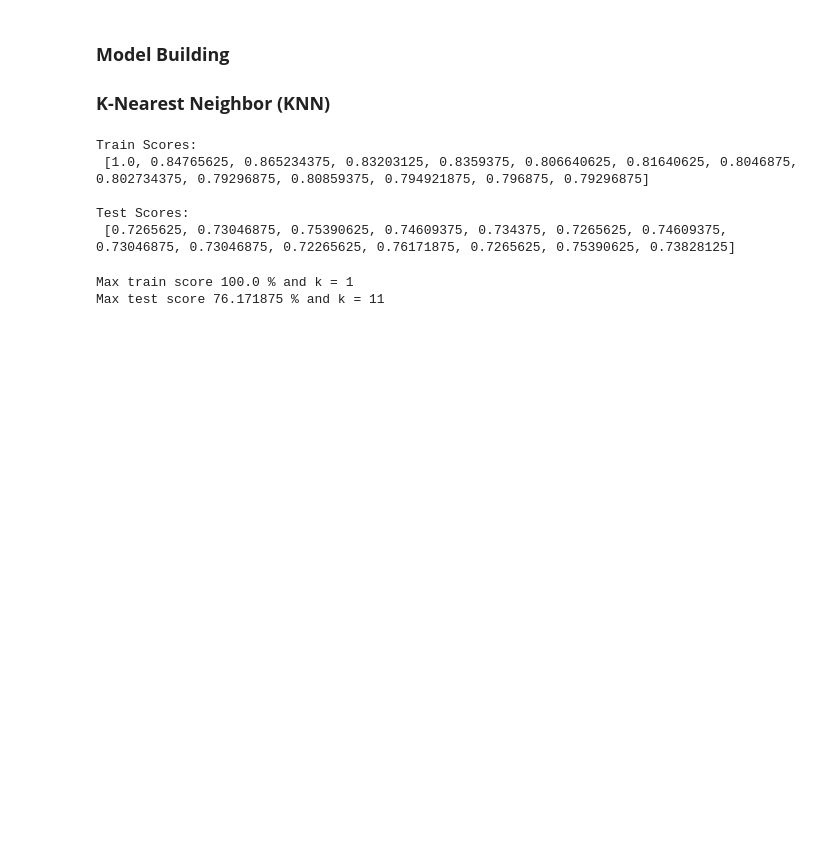
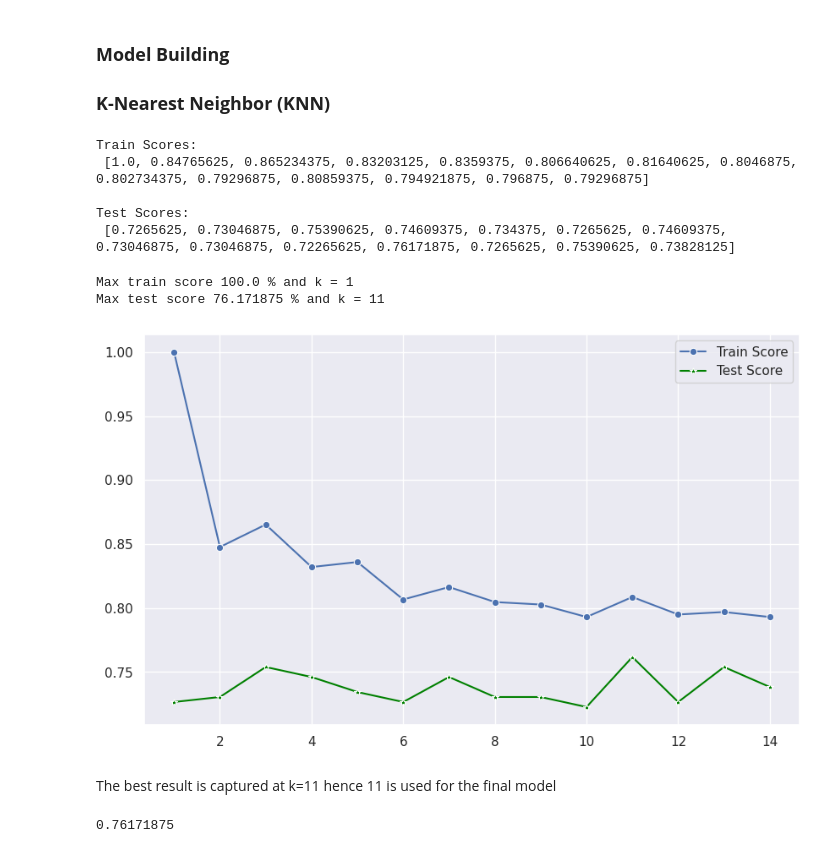
Before and after one commit to marina04-dev/Jupyter_Notebooks, a Jupyter notebook: Diabetes_Prediction.ipynb, the cells around one changed output. Cells and saved outputs as stored; diff of their text form; code cells hidden in the pictures; blank space fills up the shorter version.

```diff
--- a/Diabetes_Prediction.ipynb
+++ b/Diabetes_Prediction.ipynb
@@ -360,3 +360,17 @@ print("Max test score {} % and k = {}".format(max_test_score*100, max_test_score
 # %% [output]
 Max train score 100.0 % and k = 1
 Max test score 76.171875 % and k = 11
+# %%
+plt.figure(figsize=(10,6))
+p = sns.lineplot(x=range(1,15),y=train_scores, marker = 'o',label='Train Score')
+p = sns.lineplot(x=range(1,15),y=test_scores,color = 'green', marker='*', label='Test Score')
+# %% [output]
+[figure, added]
+# %% [markdown]
+The best result is captured at k=11 hence 11 is used for the final model
+# %%
+knn = KNeighborsClassifier(11)
+knn.fit(X_train, y_train)
+knn.score(X_test, y_test)
+# %% [output]
+0.76171875
```
Also changed, not shown: parts of 1 cell of this notebook.
